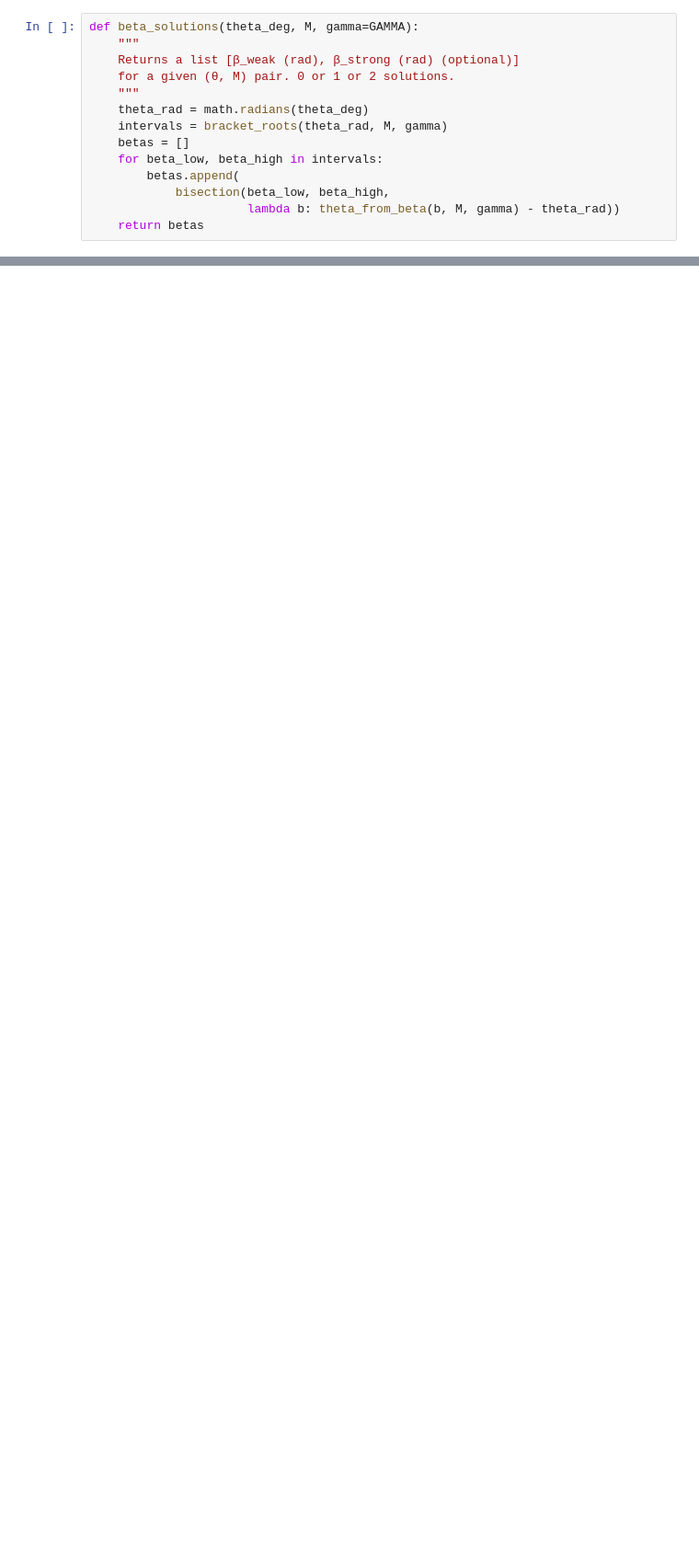
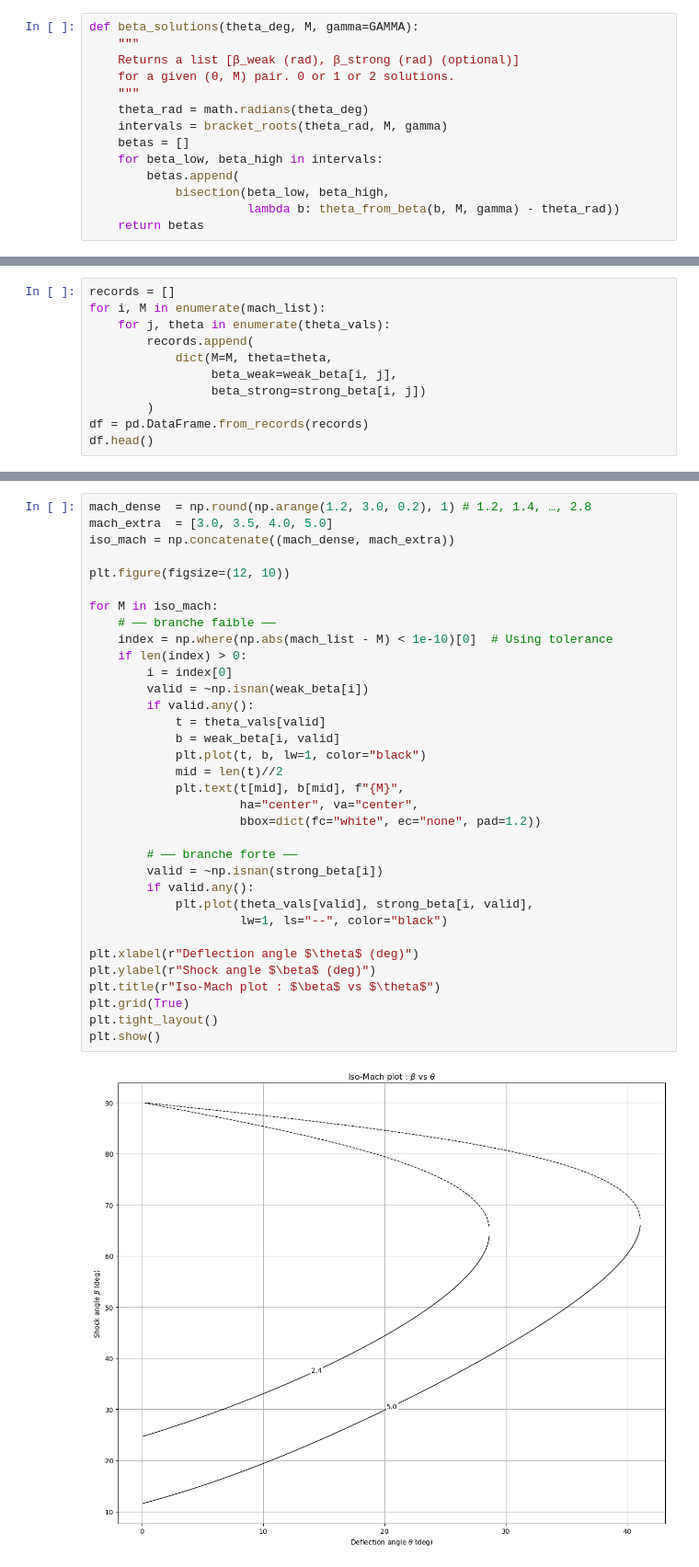
Before and after one commit to Samuel-Chapuis/Validation_Simulation_Supersonic_Linearized_Theory, a Jupyter notebook: Betha.ipynb, the cells around one changed output, grey strips where cells are left out. Shown: that part at 92% size. Saved outputs shown, nothing was run; the diff lists cells and outputs as text; blank space fills up the shorter version.

```diff
--- a/Betha.ipynb
+++ b/Betha.ipynb
@@ -105,0 +159,11 @@ plt.show()
+# %%
+records = []
+for i, M in enumerate(mach_list):
+    for j, theta in enumerate(theta_vals):
+        records.append(
+            dict(M=M, theta=theta,
+                 beta_weak=weak_beta[i, j],
+                 beta_strong=strong_beta[i, j])
+        )
+df = pd.DataFrame.from_records(records)
+df.head()
@@ -105,0 +179,36 @@ plt.show()
+# %%
+mach_dense  = np.round(np.arange(1.2, 3.0, 0.2), 1) # 1.2, 1.4, …, 2.8
+mach_extra  = [3.0, 3.5, 4.0, 5.0]
+iso_mach = np.concatenate((mach_dense, mach_extra))
+
+plt.figure(figsize=(12, 10))
+
+for M in iso_mach:
+	# —— branche faible ——
+	index = np.where(np.abs(mach_list - M) < 1e-10)[0]  # Using tolerance
+	if len(index) > 0:
+		i = index[0]
+		valid = ~np.isnan(weak_beta[i])
+		if valid.any():
+			t = theta_vals[valid]
+			b = weak_beta[i, valid]
+			plt.plot(t, b, lw=1, color="black")
+			mid = len(t)//2
+			plt.text(t[mid], b[mid], f"{M}",
+					 ha="center", va="center",
+					 bbox=dict(fc="white", ec="none", pad=1.2))
+
+		# —— branche forte ——
+		valid = ~np.isnan(strong_beta[i])
+		if valid.any():
+			plt.plot(theta_vals[valid], strong_beta[i, valid],
+					 lw=1, ls="--", color="black")
+
+plt.xlabel(r"Deflection angle $\theta$ (deg)")
+plt.ylabel(r"Shock angle $\beta$ (deg)")
+plt.title(r"Iso-Mach plot : $\beta$ vs $\theta$")
+plt.grid(True)
+plt.tight_layout()
+plt.show()
+# %% [output]
+[figure, added]
```
Also changed, not shown: parts of 10 cells of this notebook, 10 other files.
